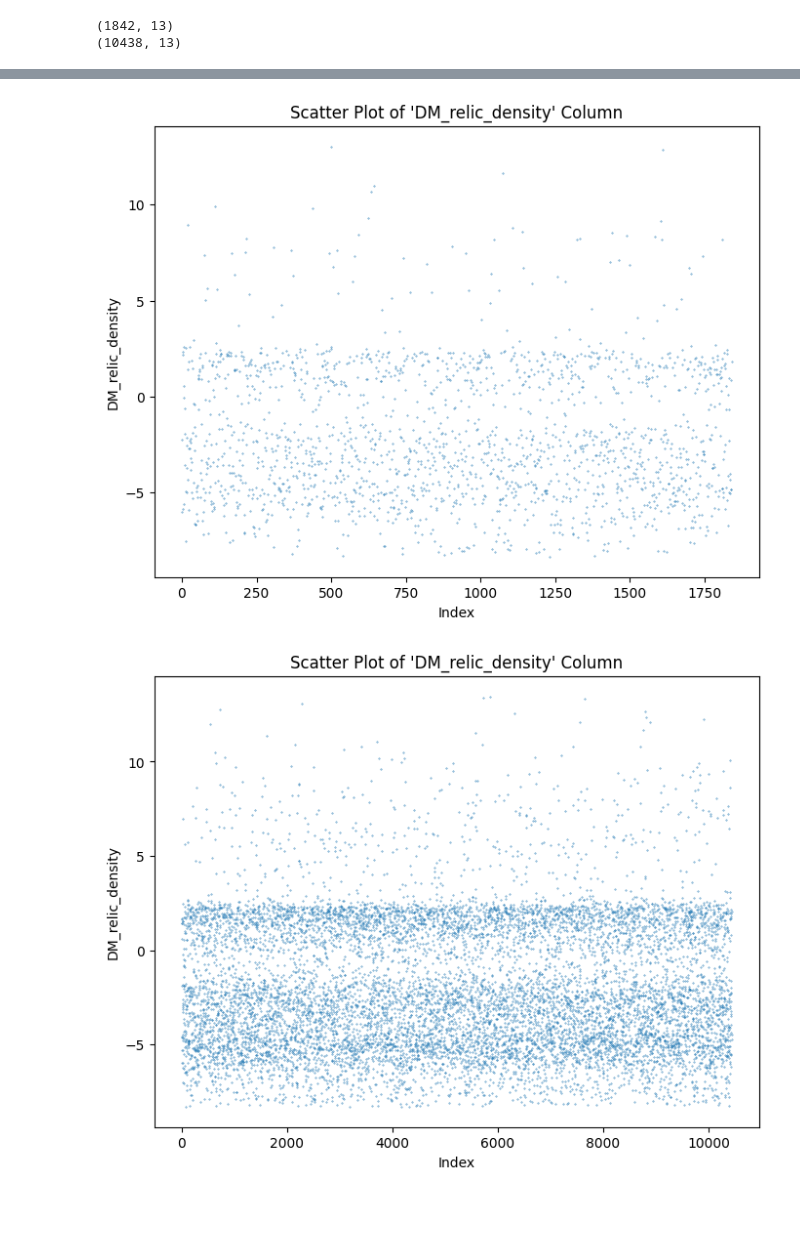
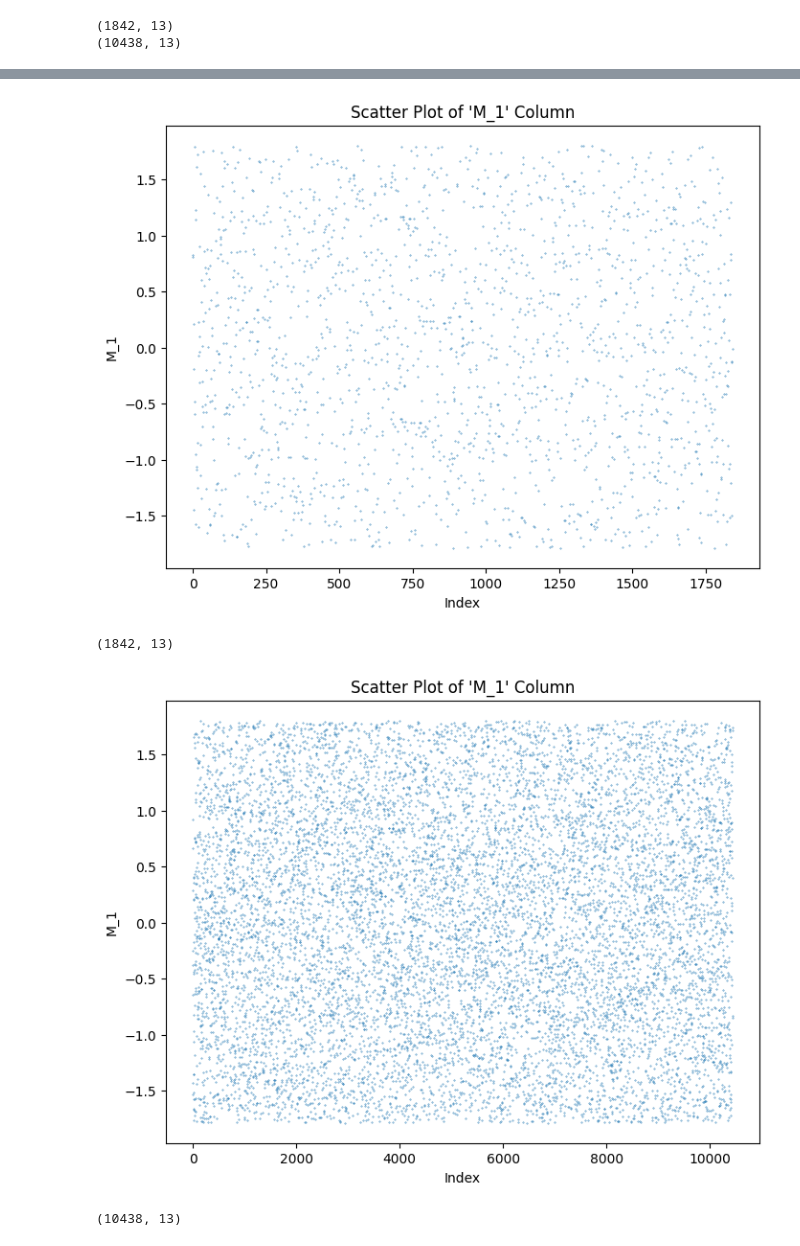
Before and after one commit to benvlasto/MPhys-Project, a Jupyter notebook: EWKino-data-exploration.ipynb, the cells around one changed output, grey strips where cells are left out. Saved outputs shown, nothing was run; the diff lists cells and outputs as text; code cells hidden in the pictures; blank space fills up the shorter version.

Commit message:
Created new CSV files for fitting to CLs rather than relic density

```diff
--- a/EWKino-data-exploration.ipynb
+++ b/EWKino-data-exploration.ipynb
@@ -16,6 +16,6 @@ import pandas as pd
 import numpy as np
 import matplotlib.pyplot as plt
 
-df = pd.read_csv("EWKino.csv")
+df = pd.read_csv("csv-files/EWKino.csv")
 df.head()
 # %% [output]
@@ -107,10 +114,14 @@ plot_scatter_from_df(full_df, "DM_relic_density")
 # %%
-test = pd.read_csv("EWKino_test.csv")
-plot_scatter_from_df(test, "DM_relic_density")
+test = pd.read_csv("csv-files/EWKino_CLs_test.csv")
+plot_scatter_from_df(test, "M_1")
+test.shape
 # %% [output]
-[figure, old version]
+[figure, new version]
+(1842, 13)
 # %%
-train = pd.read_csv("EWKino_train.csv")
-plot_scatter_from_df(train, "DM_relic_density")
+train = pd.read_csv("csv-files/EWKino_CLs_train.csv")
+plot_scatter_from_df(train, "M_1")
+train.shape
 # %% [output]
-[figure, old version]
+[figure, new version]
+(10438, 13)
```
Also changed, not shown: parts of 7 cells of this notebook, 3 other files.
